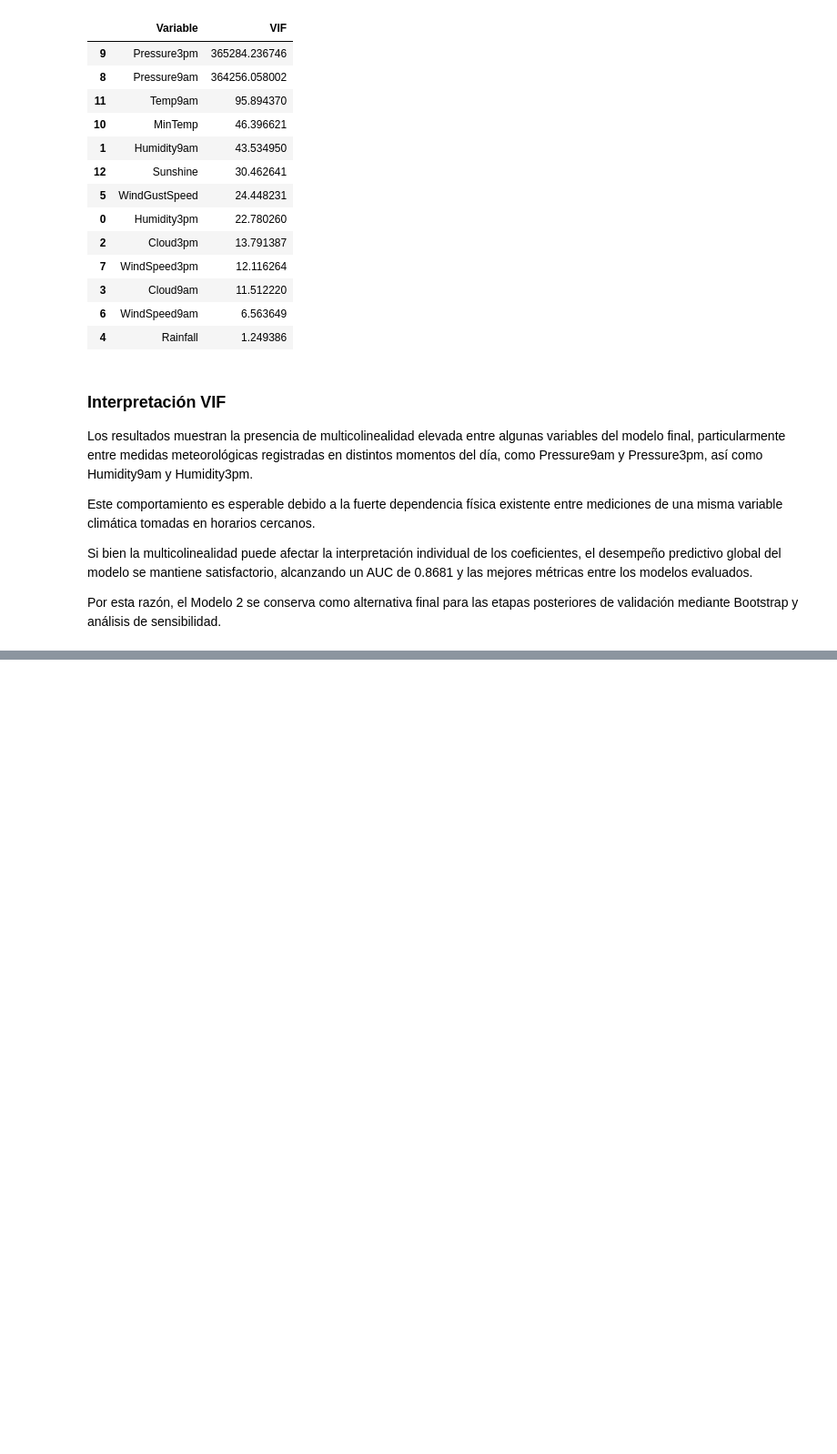
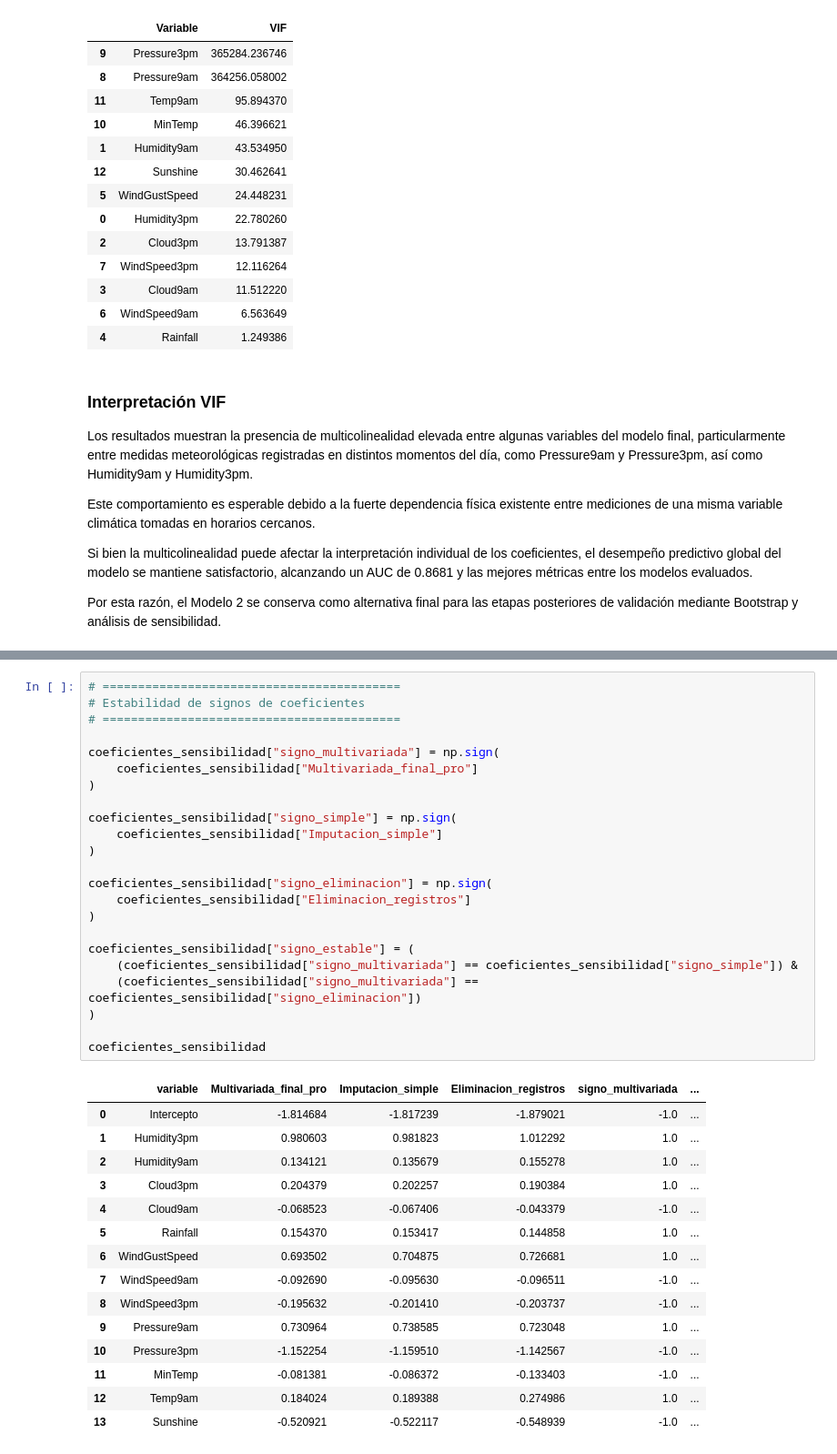
Before and after one commit to alanabermudezaballay/mcdi500_s1_grupo7, a Jupyter notebook: EstadisticaComputacional/S3/proyecto_integrado.ipynb, the cells around one changed output, grey strips where cells are left out. Shown at 91% size. Drawn from its saved outputs; the diff is of its cells as text; blank space fills up the shorter version.

```diff
--- a/EstadisticaComputacional/S3/proyecto_integrado.ipynb
+++ b/EstadisticaComputacional/S3/proyecto_integrado.ipynb
@@ -1317,0 +2354,39 @@ Por esta razón, el Modelo 2 se conserva como alternativa final para las etapas
+# %%
+# ==========================================
+# Estabilidad de signos de coeficientes
+# ==========================================
+
+coeficientes_sensibilidad["signo_multivariada"] = np.sign(
+    coeficientes_sensibilidad["Multivariada_final_pro"]
+)
+
+coeficientes_sensibilidad["signo_simple"] = np.sign(
+    coeficientes_sensibilidad["Imputacion_simple"]
+)
+
+coeficientes_sensibilidad["signo_eliminacion"] = np.sign(
+    coeficientes_sensibilidad["Eliminacion_registros"]
+)
+
+coeficientes_sensibilidad["signo_estable"] = (
+    (coeficientes_sensibilidad["signo_multivariada"] == coeficientes_sensibilidad["signo_simple"]) &
+    (coeficientes_sensibilidad["signo_multivariada"] == coeficientes_sensibilidad["signo_eliminacion"])
+)
+
+coeficientes_sensibilidad
+# %% [output]
+|  | variable | Multivariada_final_pro | Imputacion_simple | Eliminacion_registros | signo_multivariada | ... |
+| 0 | Intercepto | -1.814684 | -1.817239 | -1.879021 | -1.0 | ... |
+| 1 | Humidity3pm | 0.980603 | 0.981823 | 1.012292 | 1.0 | ... |
+| 2 | Humidity9am | 0.134121 | 0.135679 | 0.155278 | 1.0 | ... |
+| 3 | Cloud3pm | 0.204379 | 0.202257 | 0.190384 | 1.0 | ... |
+| 4 | Cloud9am | -0.068523 | -0.067406 | -0.043379 | -1.0 | ... |
+| 5 | Rainfall | 0.154370 | 0.153417 | 0.144858 | 1.0 | ... |
+| 6 | WindGustSpeed | 0.693502 | 0.704875 | 0.726681 | 1.0 | ... |
+| 7 | WindSpeed9am | -0.092690 | -0.095630 | -0.096511 | -1.0 | ... |
+| 8 | WindSpeed3pm | -0.195632 | -0.201410 | -0.203737 | -1.0 | ... |
+| 9 | Pressure9am | 0.730964 | 0.738585 | 0.723048 | 1.0 | ... |
+| 10 | Pressure3pm | -1.152254 | -1.159510 | -1.142567 | -1.0 | ... |
+| 11 | MinTemp | -0.081381 | -0.086372 | -0.133403 | -1.0 | ... |
+| 12 | Temp9am | 0.184024 | 0.189388 | 0.274986 | 1.0 | ... |
+| 13 | Sunshine | -0.520921 | -0.522117 | -0.548939 | -1.0 | ... |
```
Also changed, not shown: parts of 26 cells of this notebook, 6 other files.
